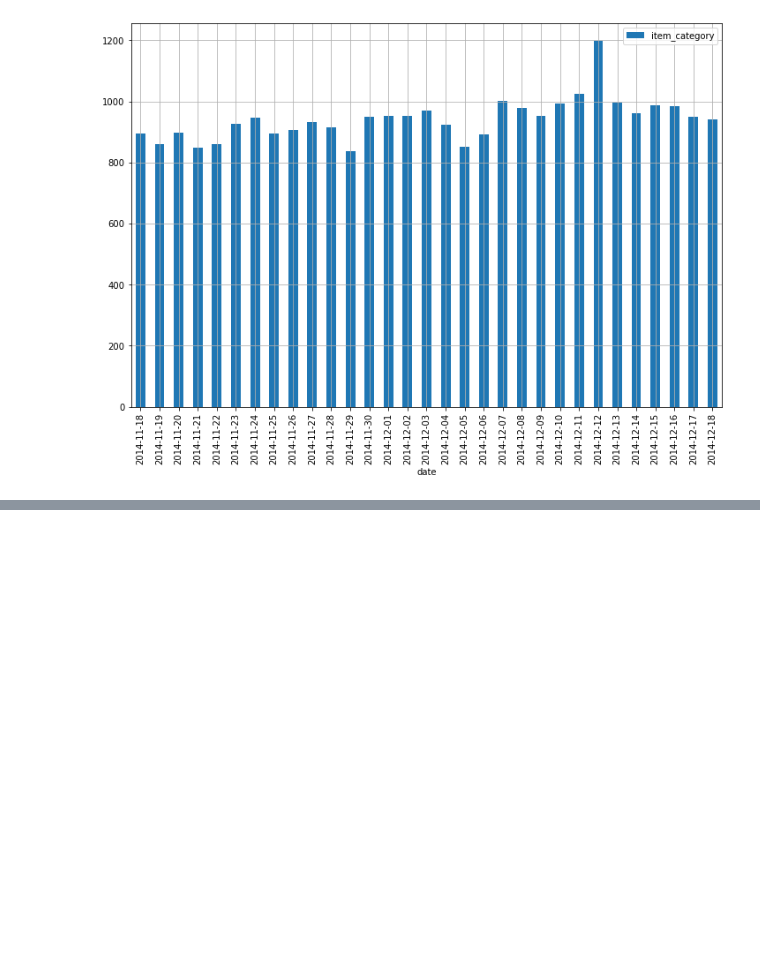
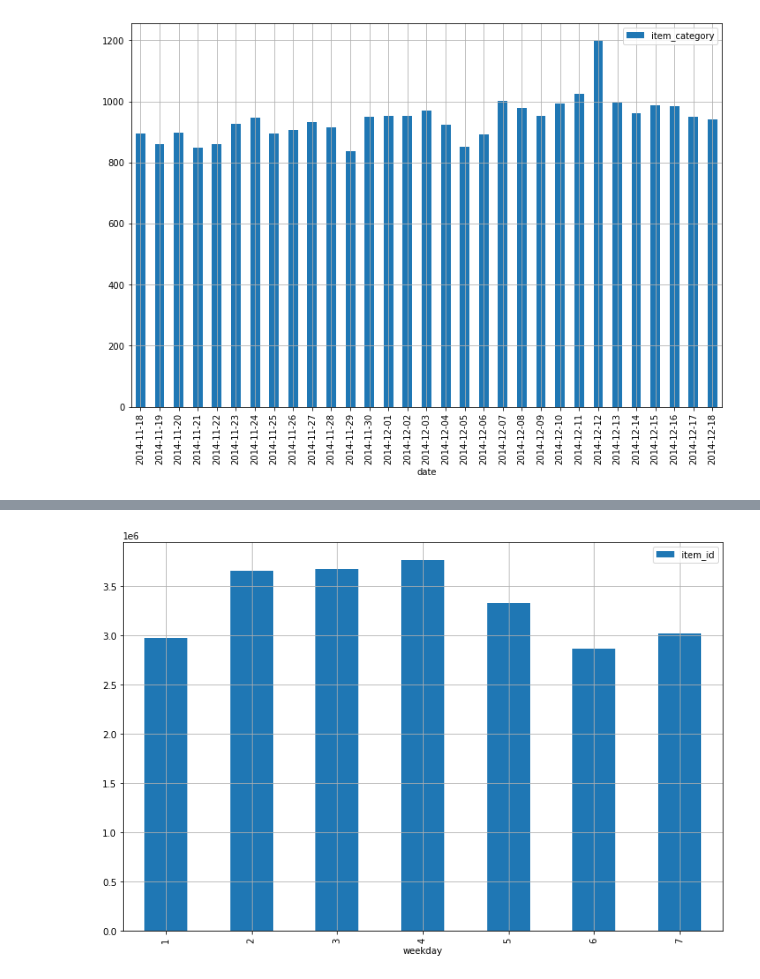
Before and after one commit to zoniguan/pythonCourse, a Jupyter notebook: L7/tue_course/action2_eda_recommendation.ipynb, the cells around one changed output, grey strips where cells are left out. Saved outputs shown, nothing was run; the diff lists cells and outputs as text; code cells hidden in the pictures; blank space fills up the shorter version.

```diff
--- a/L7/tue_course/action2_eda_recommendation.ipynb
+++ b/L7/tue_course/action2_eda_recommendation.ipynb
@@ -105,0 +150,4 @@ user = user_all.copy() #跑全量数据
+# %%
+count_day = stats_count(user, freq ='weekday', group_method = 'count', count_col = 'item_id') #按星期统计
+# %% [output]
+[figure, added]
```
Also changed, not shown: parts of 11 cells of this notebook, 1 other file.
